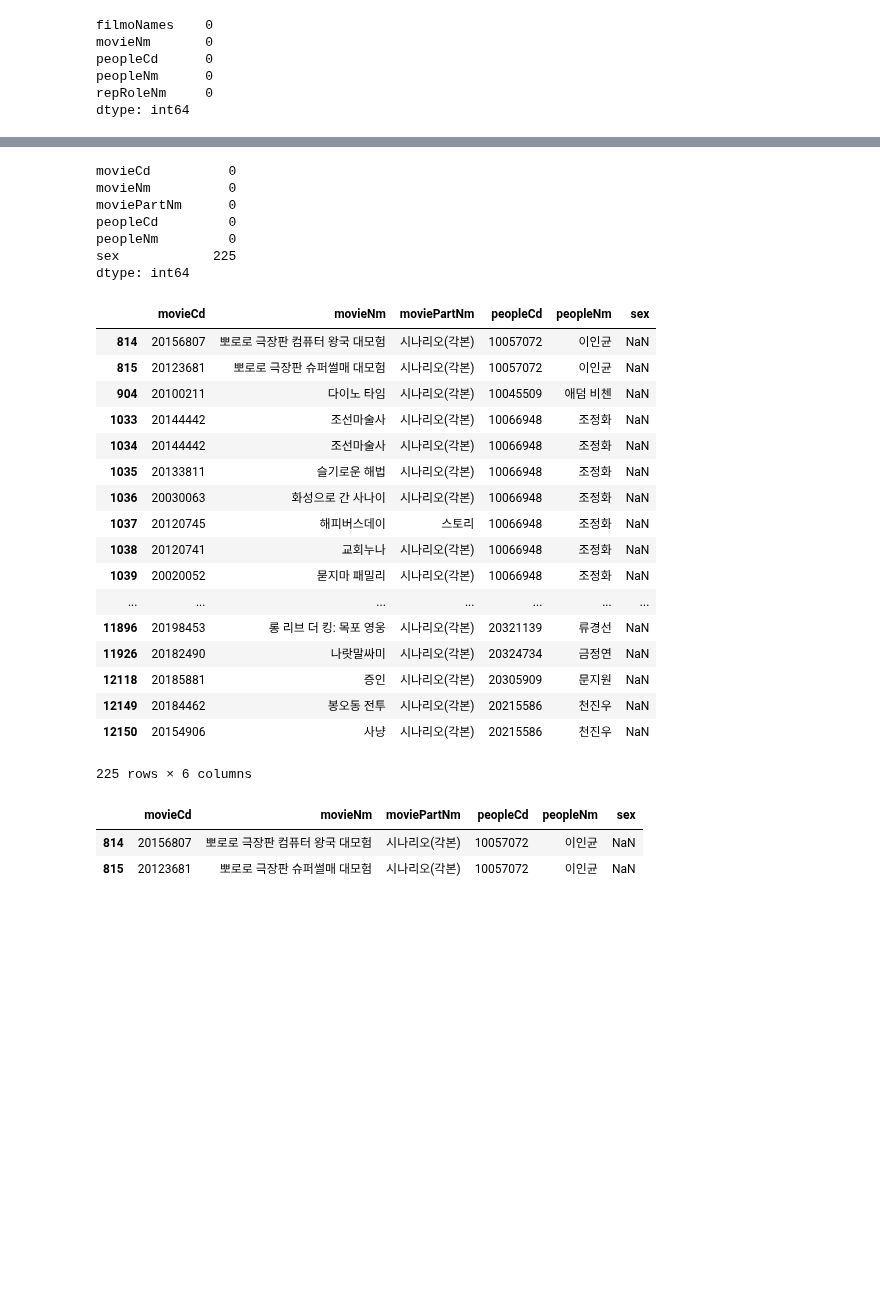
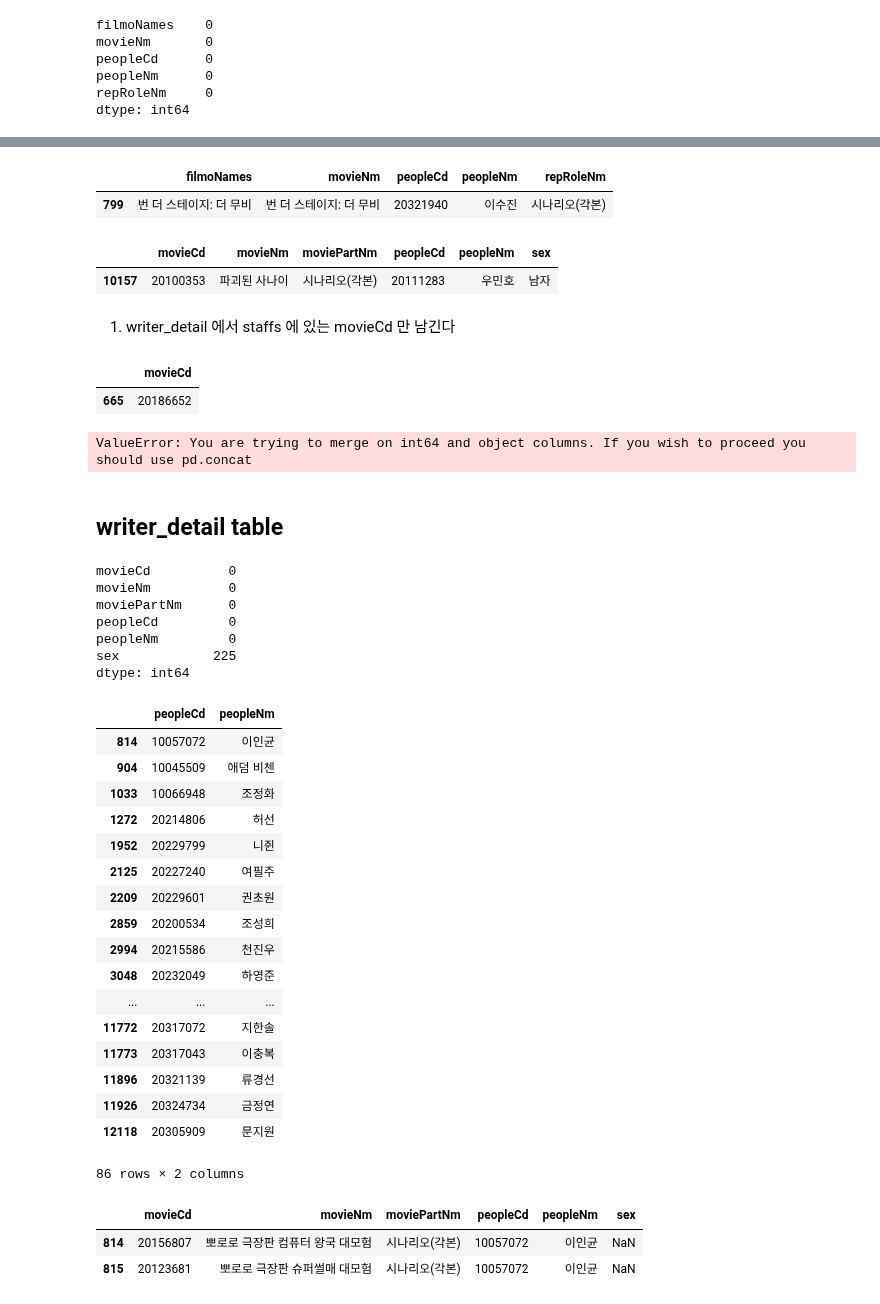
Before and after one commit to kim4pb/Female-led-Korean-Films, a Jupyter notebook: 02.EDA/Writer_EDA.ipynb, the cells around one changed output, grey strips where cells are left out. Cells and saved outputs as stored; diff of their text form; code cells hidden in the pictures; blank space fills up the shorter version.

Commit message:
2019-11-07 writer table merging

```diff
--- a/02.EDA/Writer_EDA.ipynb
+++ b/02.EDA/Writer_EDA.ipynb
@@ -68,0 +122,20 @@ dtype: int64
+# %%
+writer_code.sample()
+# %% [output]
+|  | filmoNames | movieNm | peopleCd | peopleNm | repRoleNm |
+| 799 | 번 더 스테이지: 더 무비 | 번 더 스테이지: 더 무비 | 20321940 | 이수진 | 시나리오(각본) |
+# %%
+writer_detail.sample()
+# %% [output]
+|  | movieCd | movieNm | moviePartNm | peopleCd | peopleNm | sex |
+| 10157 | 20100353 | 파괴된 사나이 | 시나리오(각본) | 20111283 | 우민호 | 남자 |
+# %% [markdown]
+1. writer_detail 에서 staffs 에 있는 movieCd 만 남긴다
+# %%
+# staffs 에서 중복없이 movieCd 가져오기
+
+movieCd = pd.DataFrame(staffs['movieCd'].unique(), columns=['movieCd'])
+movieCd.sample()
+# %% [output]
+|  | movieCd |
+| 665 | 20186652 |
@@ -69,36 +144,45 @@ dtype: int64
+# %%
+# 가져온 movieCd 와 writer_detail 을 inner join
+
+movieCd.merge(writer_detail, how='inner', on='movieCd')
+# %% [output]
+ValueError: You are trying to merge on int64 and object columns. If you wish to proceed you should use pd.concat
+# %% [markdown]
+## writer_detail table
 # %%
 print(writer_detail.isnull().sum())
 writer_detail.sample()
-# writer_detail[writer_detail['sex'].isnull()][['peopleCd', 'peopleNm']].unique()
 writer_detail[writer_detail['sex'].isnull()]['peopleCd'].unique()
 
 writer_detail[writer_detail['sex'].isnull()]
+
+writer_detail[writer_detail['sex'].isnull()][['peopleCd', 'peopleNm']].drop_duplicates()
 # %% [output]
 movieCd          0
 movieNm          0
 moviePartNm      0
 peopleCd         0
 peopleNm         0
 sex            225
 dtype: int64
-|  | movieCd | movieNm | moviePartNm | peopleCd | peopleNm | sex |
-| 814 | 20156807 | 뽀로로 극장판 컴퓨터 왕국 대모험 | 시나리오(각본) | 10057072 | 이인균 | NaN |
-| 815 | 20123681 | 뽀로로 극장판 슈퍼썰매 대모험 | 시나리오(각본) | 10057072 | 이인균 | NaN |
-| 904 | 20100211 | 다이노 타임 | 시나리오(각본) | 10045509 | 애덤 비첸 | NaN |
-| 1033 | 20144442 | 조선마술사 | 시나리오(각본) | 10066948 | 조정화 | NaN |
-| 1034 | 20144442 | 조선마술사 | 시나리오(각본) | 10066948 | 조정화 | NaN |
-| 1035 | 20133811 | 슬기로운 해법 | 시나리오(각본) | 10066948 | 조정화 | NaN |
-| 1036 | 20030063 | 화성으로 간 사나이 | 시나리오(각본) | 10066948 | 조정화 | NaN |
-| 1037 | 20120745 | 해피버스데이 | 스토리 | 10066948 | 조정화 | NaN |
-| 1038 | 20120741 | 교회누나 | 시나리오(각본) | 10066948 | 조정화 | NaN |
-| 1039 | 20020052 | 묻지마 패밀리 | 시나리오(각본) | 10066948 | 조정화 | NaN |
-| ... | ... | ... | ... | ... | ... | ... |
-| 11896 | 20198453 | 롱 리브 더 킹: 목포 영웅 | 시나리오(각본) | 20321139 | 류경선 | NaN |
-| 11926 | 20182490 | 나랏말싸미 | 시나리오(각본) | 20324734 | 금정연 | NaN |
-| 12118 | 20185881 | 증인 | 시나리오(각본) | 20305909 | 문지원 | NaN |
-| 12149 | 20184462 | 봉오동 전투 | 시나리오(각본) | 20215586 | 천진우 | NaN |
-| 12150 | 20154906 | 사냥 | 시나리오(각본) | 20215586 | 천진우 | NaN |
+|  | peopleCd | peopleNm |
+| 814 | 10057072 | 이인균 |
+| 904 | 10045509 | 애덤 비첸 |
+| 1033 | 10066948 | 조정화 |
+| 1272 | 20214806 | 허선 |
+| 1952 | 20229799 | 니쥔 |
+| 2125 | 20227240 | 여필주 |
+| 2209 | 20229601 | 권초원 |
+| 2859 | 20200534 | 조성희 |
+| 2994 | 20215586 | 천진우 |
+| 3048 | 20232049 | 하영준 |
+| ... | ... | ... |
+| 11772 | 20317072 | 지한솔 |
+| 11773 | 20317043 | 이충복 |
+| 11896 | 20321139 | 류경선 |
+| 11926 | 20324734 | 금정연 |
+| 12118 | 20305909 | 문지원 |
-225 rows × 6 columns
+86 rows × 2 columns
 # %%
 writer_detail[writer_detail['peopleCd'] == 10057072]
 # %% [output]
```
Also changed, not shown: parts of 9 cells of this notebook.
